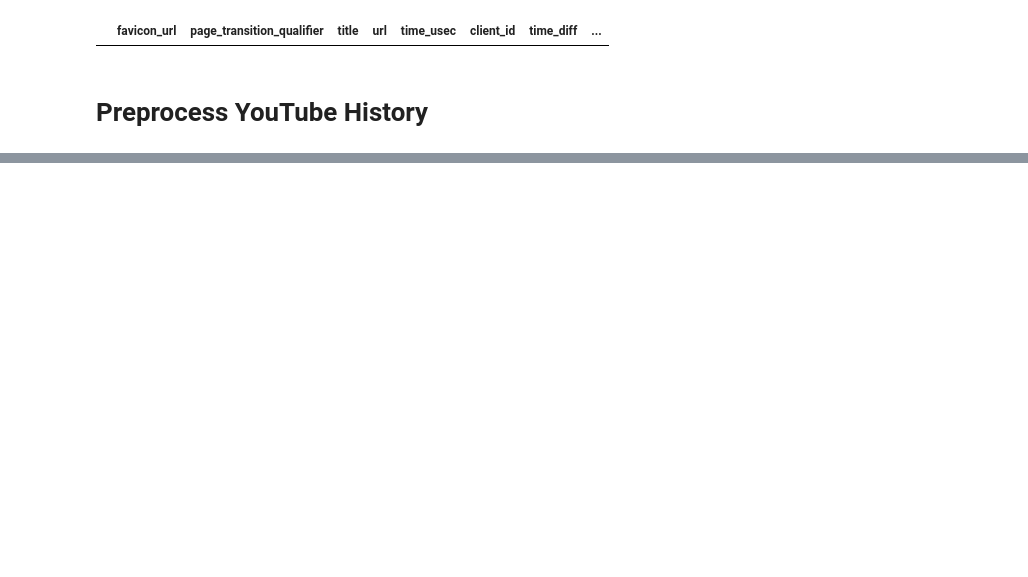
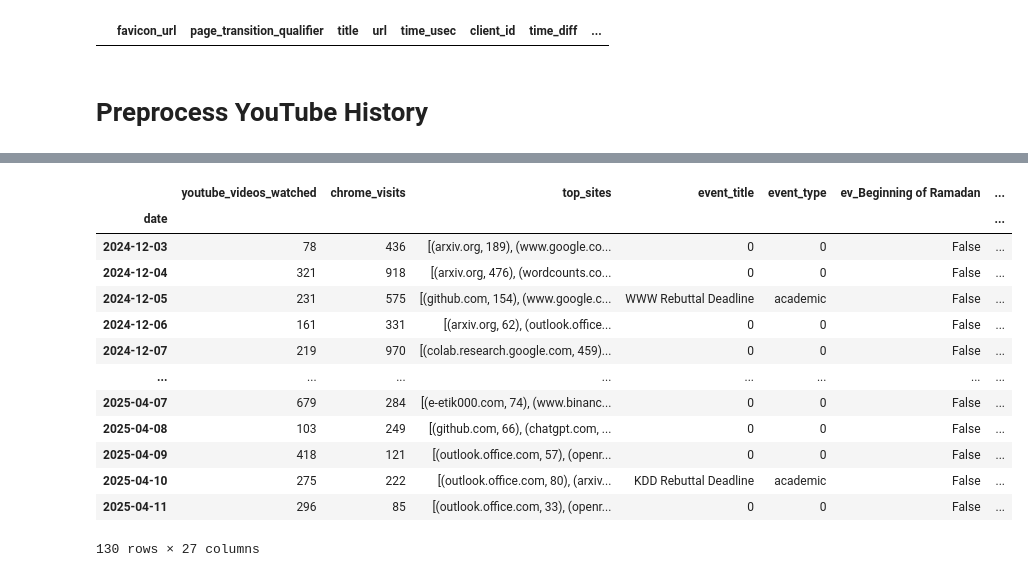
Before and after one commit to amir-hassan25/Analyzing-Online-Behavior-for-Public-Health, a Jupyter notebook: Project3/preprocess.ipynb, the cells around one changed output, grey strips where cells are left out. Drawn from its saved outputs; the diff is of its cells as text; code cells hidden in the pictures; blank space fills up the shorter version.

```diff
--- a/Project3/preprocess.ipynb
+++ b/Project3/preprocess.ipynb
@@ -297,3 +301,30 @@ chrome_history_recent
 daily_chrome_time
 # %% [markdown]
 # Preprocess YouTube History
+# %%
+import json
+from datetime import datetime, date, timedelta
+from collections import defaultdict
+
+# Load the JSON file
+with open('/bigtemp/ahs5ce/CS6501_Projects/Project3/raw/watch-history.json', 'r') as f:
+    watch_data = json.load(f)
+
+# Define custom date range
+start_date = date(2024, 11, 30)
+end_date = date(2025, 4, 1)  # inclusive
+
+# Count videos watched each day
+daily_counts = defaultdict(int)
+
+for entry in watch_data:
+    time_str = entry.get('time')
+    if time_str:
+        dt = datetime.fromisoformat(time_str.replace('Z', '+00:00'))
+        watch_day = dt.date()
+        if start_date <= watch_day <= end_date:
+            daily_counts[watch_day.isoformat()] += 1
+
+# Print results sorted by date
+for day in sorted(daily_counts.keys()):
+    print(f"{day}: {daily_counts[day]} videos watched")
@@ -299,0 +560,17 @@ daily_chrome_time
+# %%
+df
+# %% [output]
+|  | youtube_videos_watched | chrome_visits | top_sites | event_title | event_type | ev_Beginning of Ramadan | ... |
+| date |  |  |  |  |  |  | ... |
+| 2024-12-03 | 78 | 436 | [(arxiv.org, 189), (www.google.co... | 0 | 0 | False | ... |
+| 2024-12-04 | 321 | 918 | [(arxiv.org, 476), (wordcounts.co... | 0 | 0 | False | ... |
+| 2024-12-05 | 231 | 575 | [(github.com, 154), (www.google.c... | WWW Rebuttal Deadline | academic | False | ... |
+| 2024-12-06 | 161 | 331 | [(arxiv.org, 62), (outlook.office... | 0 | 0 | False | ... |
+| 2024-12-07 | 219 | 970 | [(colab.research.google.com, 459)... | 0 | 0 | False | ... |
+| ... | ... | ... | ... | ... | ... | ... | ... |
+| 2025-04-07 | 679 | 284 | [(e-etik000.com, 74), (www.binanc... | 0 | 0 | False | ... |
+| 2025-04-08 | 103 | 249 | [(github.com, 66), (chatgpt.com, ... | 0 | 0 | False | ... |
+| 2025-04-09 | 418 | 121 | [(outlook.office.com, 57), (openr... | 0 | 0 | False | ... |
+| 2025-04-10 | 275 | 222 | [(outlook.office.com, 80), (arxiv... | KDD Rebuttal Deadline | academic | False | ... |
+| 2025-04-11 | 296 | 85 | [(outlook.office.com, 33), (openr... | 0 | 0 | False | ... |
+130 rows × 27 columns
```
Also changed, not shown: parts of 14 cells of this notebook.
